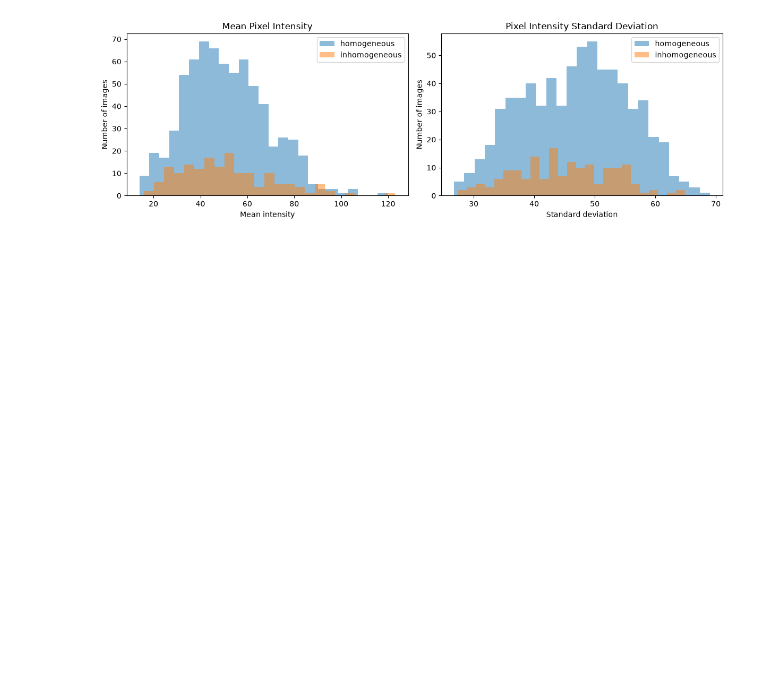
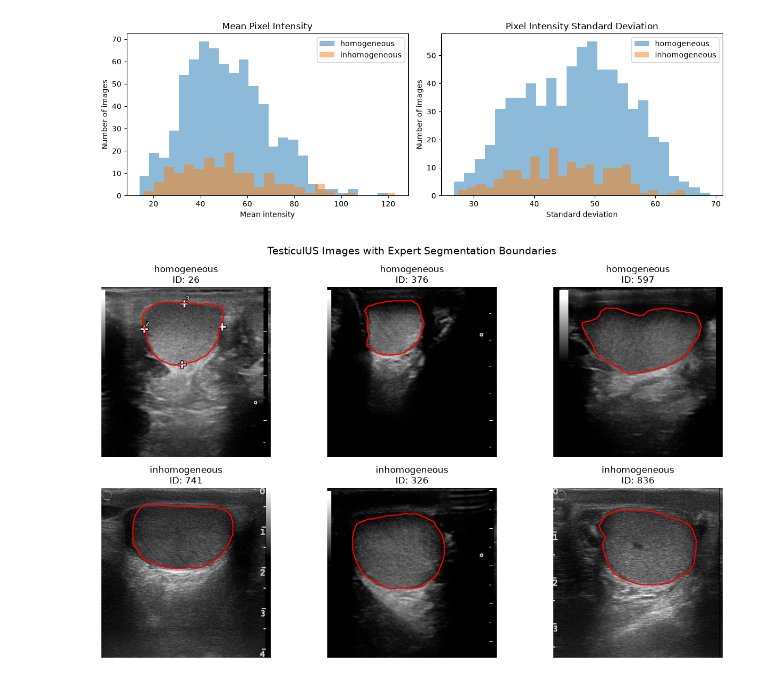
Before and after one commit to mweneh/testiculus-ultrasound-classification, a Jupyter notebook: notebooks/01_data_exploration.ipynb, the cells around one changed output. Cells and saved outputs as stored; diff of their text form; code cells hidden in the pictures; blank space fills up the shorter version.

Commit message:
Visualize images with segmentation overlays

```diff
--- a/notebooks/01_data_exploration.ipynb
+++ b/notebooks/01_data_exploration.ipynb
@@ -276,3 +276,59 @@ plt.tight_layout()
 plt.show()
 # %% [output]
 [figure]
+# %%
+# Visualize images with segmentation overlays
+
+fig, axes = plt.subplots(
+    2, 3,
+    figsize=(13, 8)
+)
+
+for row, class_name in enumerate(
+    ["homogeneous", "inhomogeneous"]
+):
+
+    samples = (
+        df[df["folder"] == class_name]
+        .sample(n=3, random_state=21)
+    )
+
+    for col, (_, record) in enumerate(samples.iterrows()):
+
+        image_path = PROJECT_ROOT / record["image_path"]
+        mask_path = PROJECT_ROOT / record["mask_path"]
+
+        with Image.open(image_path) as img:
+            image = np.asarray(img.convert("L"))
+
+        with Image.open(mask_path) as msk:
+            mask = np.asarray(msk.convert("L"))
+
+        ax = axes[row, col]
+
+        ax.imshow(image, cmap="gray")
+
+        # Overlay segmentation boundary
+        if np.any(mask > 0):
+            ax.contour(
+                mask > 0,
+                levels=[0.5],
+                colors="red",
+                linewidths=1.5
+            )
+
+        ax.set_title(
+            f"{class_name}\nID: {record['image_id']}"
+        )
+
+        ax.axis("off")
+
+plt.suptitle(
+    "TesticulUS Images with Expert Segmentation Boundaries",
+    fontsize=14
+)
+
+plt.tight_layout()
+plt.show()
+# %% [output]
+[figure, added]
```
